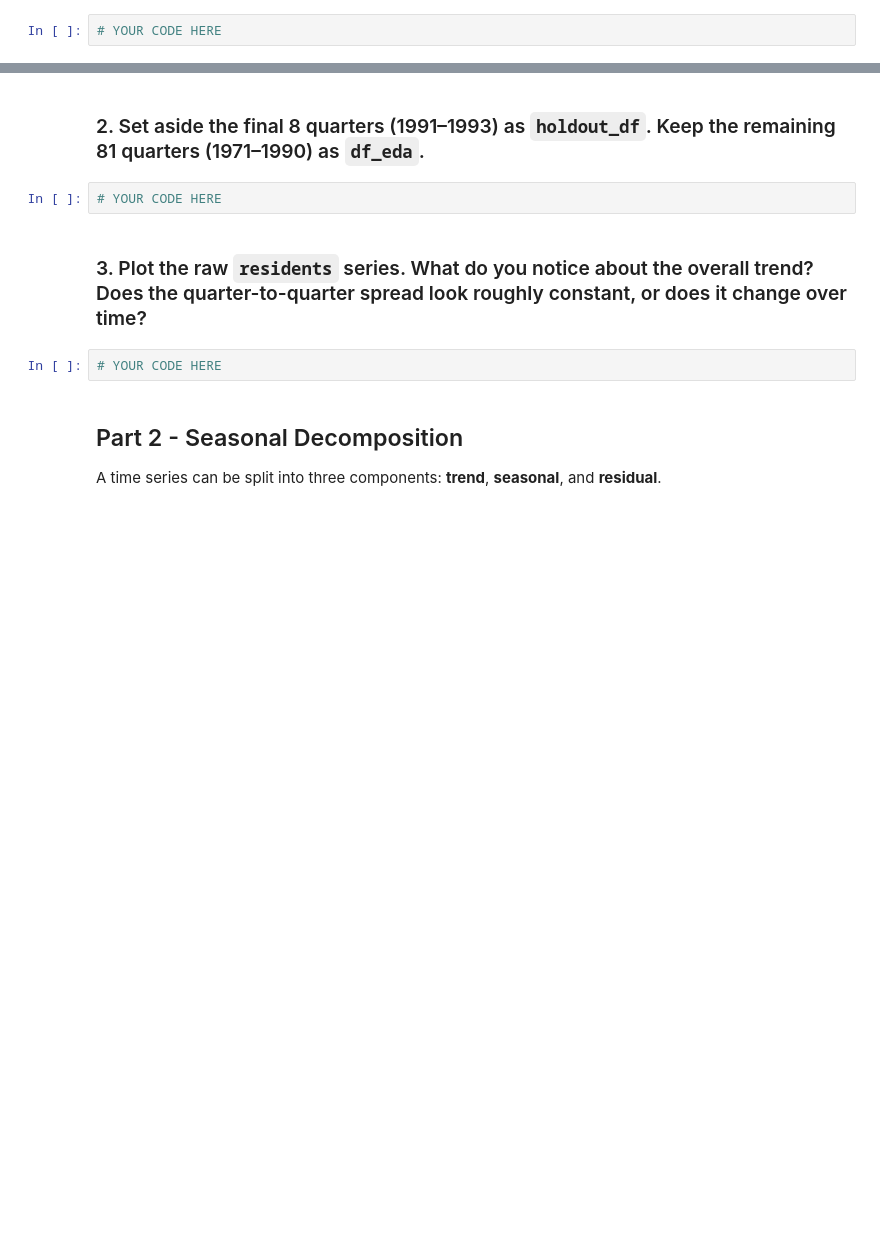
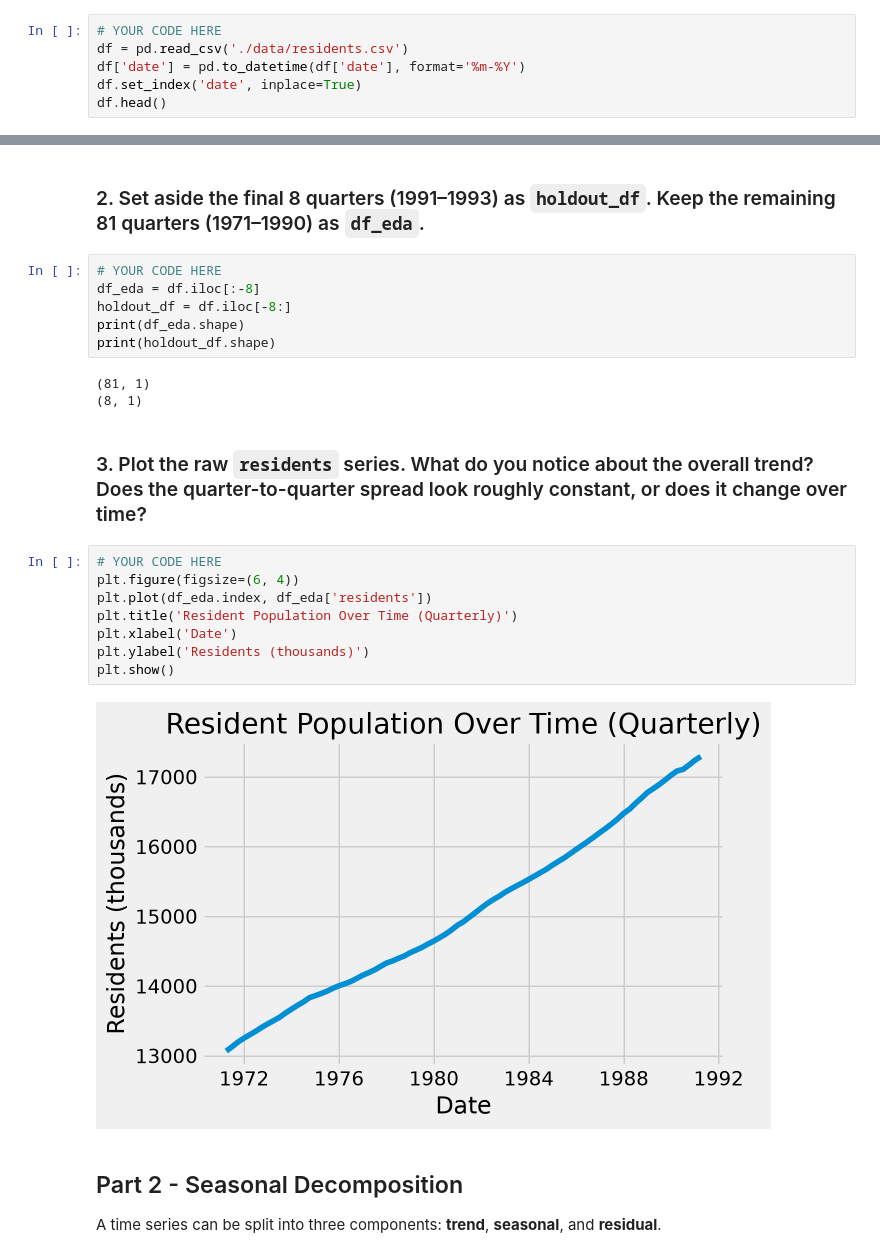
Before and after one commit to hawraalawi/labs, a Jupyter notebook: 8. Time Series/8.1 intro-datetime-eda-handling/Exercise/TimeSeries EDA Lab.ipynb, the cells around one changed output, grey strips where cells are left out. Saved outputs shown, nothing was run; the diff lists cells and outputs as text; blank space fills up the shorter version.

```diff
--- a/8. Time Series/8.1 intro-datetime-eda-handling/Exercise/TimeSeries EDA Lab.ipynb
+++ b/8. Time Series/8.1 intro-datetime-eda-handling/Exercise/TimeSeries EDA Lab.ipynb
@@ -41,3 +41,7 @@ plt.style.use('fivethirtyeight')
 ### 1. Load `residents.csv`, parse `date` as a datetime (format is `MM-YYYY`), and set it as the index.
 # %%
 # YOUR CODE HERE
+df = pd.read_csv('./data/residents.csv')
+df['date'] = pd.to_datetime(df['date'], format='%m-%Y')
+df.set_index('date', inplace=True)
+df.head()
@@ -45,10 +57,25 @@ plt.style.use('fivethirtyeight')
 ### 2. Set aside the final 8 quarters (1991–1993) as `holdout_df`. Keep the remaining 81 quarters (1971–1990) as `df_eda`.
 # %%
 # YOUR CODE HERE
+df_eda = df.iloc[:-8]
+holdout_df = df.iloc[-8:]
+print(df_eda.shape)
+print(holdout_df.shape)
+# %% [output]
+(81, 1)
+(8, 1)
 # %% [markdown]
 ### 3. Plot the raw `residents` series. What do you notice about the overall trend? Does the quarter-to-quarter spread look roughly constant, or does it change over time?
 # %%
 # YOUR CODE HERE
+plt.figure(figsize=(6, 4))
+plt.plot(df_eda.index, df_eda['residents'])
+plt.title('Resident Population Over Time (Quarterly)')
+plt.xlabel('Date')
+plt.ylabel('Residents (thousands)')
+plt.show()
+# %% [output]
+[figure, added]
 # %% [markdown]
 ## Part 2 - Seasonal Decomposition
 
```
Also changed, not shown: parts of 9 cells of this notebook.
